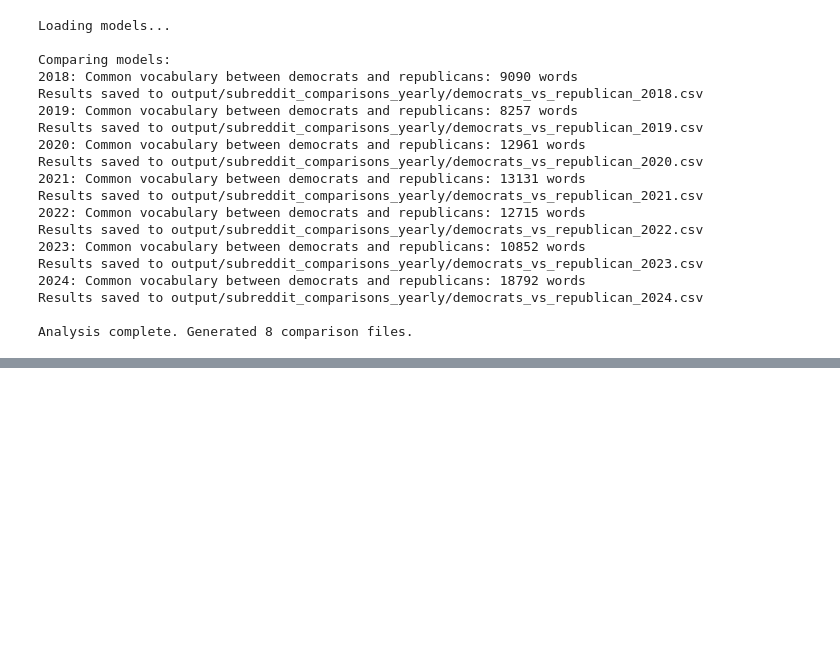
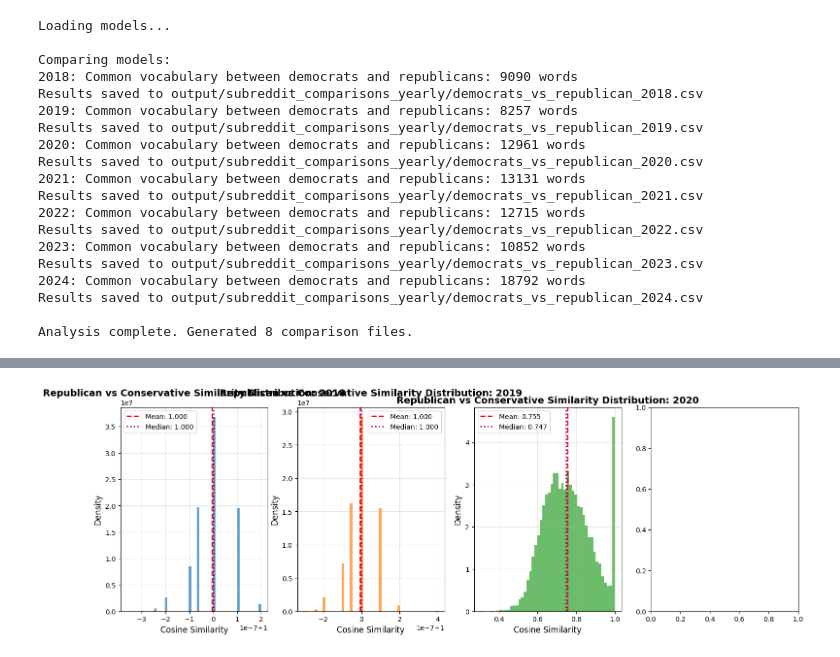
Before and after one commit to Lucas265163/Different-Word-Usage-on-Different-Subreddits, a Jupyter notebook: distribution_for_year.ipynb, the cells around one changed output, grey strips where cells are left out. Cells and saved outputs as stored; diff of their text form; code cells hidden in the pictures; blank space fills up the shorter version.

```diff
--- a/distribution_for_year.ipynb
+++ b/distribution_for_year.ipynb
@@ -158,3 +158,102 @@ Results saved to output/subreddit_comparisons_yearly/democrats_vs_republican_202
 Results saved to output/subreddit_comparisons_yearly/democrats_vs_republican_2024.csv
 
 Analysis complete. Generated 8 comparison files.
+# %%
+import pandas as pd
+import matplotlib.pyplot as plt
+
+def analyze_similarity_distributions(df_2018, df_2019, df_2020, df_2021, df_2022, df_2023, df_2024, subreddit1, subreddit2):
+    """Analyze how cosine similarity distributions change over time"""
+
+    # Prepare data
+    dataframes = [df_2018, df_2019, df_2020, df_2021, df_2022, df_2023, df_2024]
+    period_names = ['2018', '2019', '2020', '2021', '2022', '2023', '2024']
+
+    # Create the plot
+    plt.figure(figsize=(18, 12))
+
+    # Main distribution plots
+    for i, (df, period) in enumerate(zip(dataframes, period_names)):
+        plt.subplot(2, 4, i+1)
+
+        # Create histogram
+        plt.hist(df['similarity'], bins=50, alpha=0.7, density=True,
+                color=['#1f77b4', '#ff7f0e', '#2ca02c'][i])
+
+        # Add statistics
+        mean_sim = df['similarity'].mean()
+        std_sim = df['similarity'].std()
+        median_sim = df['similarity'].median()
+
+        plt.axvline(mean_sim, color='red', linestyle='--', linewidth=2,
+                   label=f'Mean: {mean_sim:.3f}')
+        plt.axvline(median_sim, color='purple', linestyle=':', linewidth=2,
+                   label=f'Median: {median_sim:.3f}')
+
+        plt.title(f'{subreddit1} vs {subreddit2} Similarity Distribution: {period}', fontsize=14, fontweight='bold')
+        plt.xlabel('Cosine Similarity', fontsize=12)
+        plt.ylabel('Density', fontsize=12)
+        plt.legend()
+        plt.grid(True, alpha=0.3)
+
+    # Combined comparison plot
+    plt.subplot(2, 4, 8)
+    colors = ['#1f77b4', '#ff7f0e', '#2ca02c']
+    for i, (df, period, color) in enumerate(zip(dataframes, period_names, colors)):
+        plt.hist(df['similarity'], bins=30, alpha=0.6, density=True,
+                label=period, color=color)
+
+    plt.title('Similarity Distributions Comparison', fontsize=14, fontweight='bold')
+    plt.xlabel('Cosine Similarity', fontsize=12)
+    plt.ylabel('Density', fontsize=12)
+    plt.legend()
+    plt.grid(True, alpha=0.3)
+
+    plt.tight_layout()
+    plt.savefig(f"output/v5_yearly/{subreddit1}_{subreddit2}_similarity_distributions.png")
+    plt.show()
+
+
+
+# Run the analysis
+# Read the CSV files
+republican_conservative_2018 = pd.read_csv("output/v5_yearly/republican_conservative_2018.csv")
+republican_conservative_2019 = pd.read_csv("output/v5_yearly/republican_conservative_2019.csv")
+republican_conservative_2020 = pd.read_csv("output/v5_yearly/republican_conservative_2020.csv")
+republican_conservative_2021 = pd.read_csv("output/v5_yearly/republican_conservative_2021.csv")
+republican_conservative_2022 = pd.read_csv("output/v5_yearly/republican_conservative_2022.csv")
+republican_conservative_2023 = pd.read_csv("output/v5_yearly/republican_conservative_2023.csv")
+republican_conservative_2024 = pd.read_csv("output/v5_yearly/republican_conservative_2024.csv")
+republican_democrats_2018 = pd.read_csv("output/v5_yearly/democrats_republican_2018.csv")
+republican_democrats_2019 = pd.read_csv("output/v5_yearly/democrats_republican_2019.csv")
+republican_democrats_2020 = pd.read_csv("output/v5_yearly/democrats_republican_2020.csv")
+republican_democrats_2021 = pd.read_csv("output/v5_yearly/democrats_republican_2021.csv")
+republican_democrats_2022 = pd.read_csv("output/v5_yearly/democrats_republican_2022.csv")
+republican_democrats_2023 = pd.read_csv("output/v5_yearly/democrats_republican_2023.csv")
+republican_democrats_2024 = pd.read_csv("output/v5_yearly/democrats_republican_2024.csv")
+
+
+analyze_similarity_distributions(
+    republican_conservative_2018,
+    republican_conservative_2019,
+    republican_conservative_2020,
+    republican_conservative_2021,
+    republican_conservative_2022,
+    republican_conservative_2023,
+    republican_conservative_2024,
+    "Republican",
+    "Conservative"
+    )
+
+analyze_similarity_distributions(
+    republican_democrats_2018,
+    republican_democrats_2019,
+    republican_democrats_2020,
+    republican_democrats_2021,
+    republican_democrats_2022,
+    republican_democrats_2023,
+    republican_democrats_2024,
+    "Republican",
+    "Democrats"
+    )
+# %% [output]
@@ -160,0 +261 @@ Analysis complete. Generated 8 comparison files.
+[figure, added]
```
Also changed, not shown: parts of 2 cells of this notebook, 5 other files.
